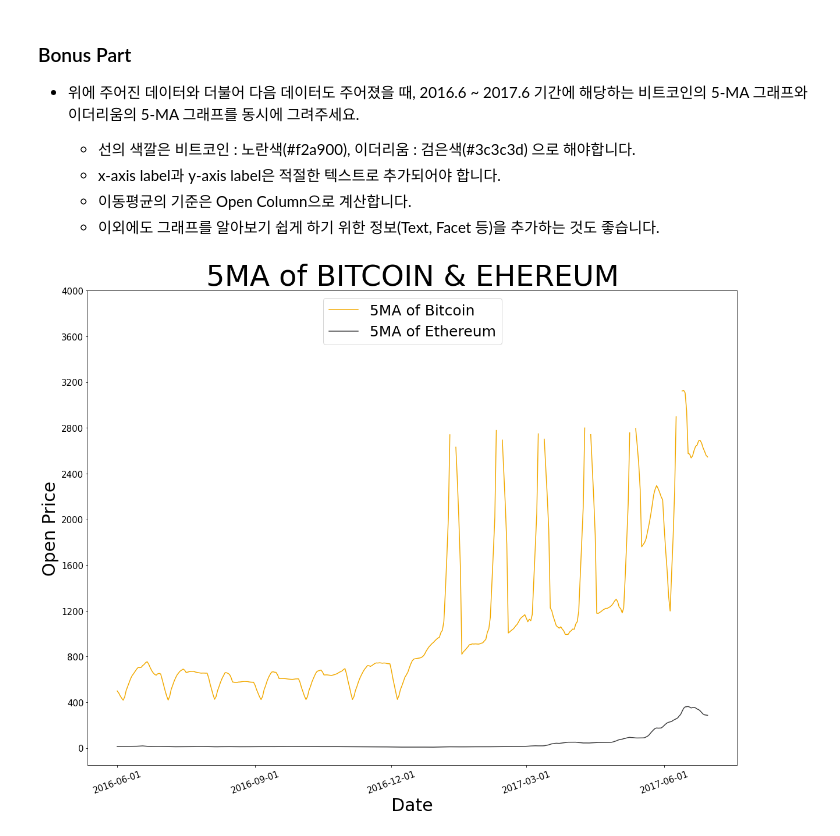
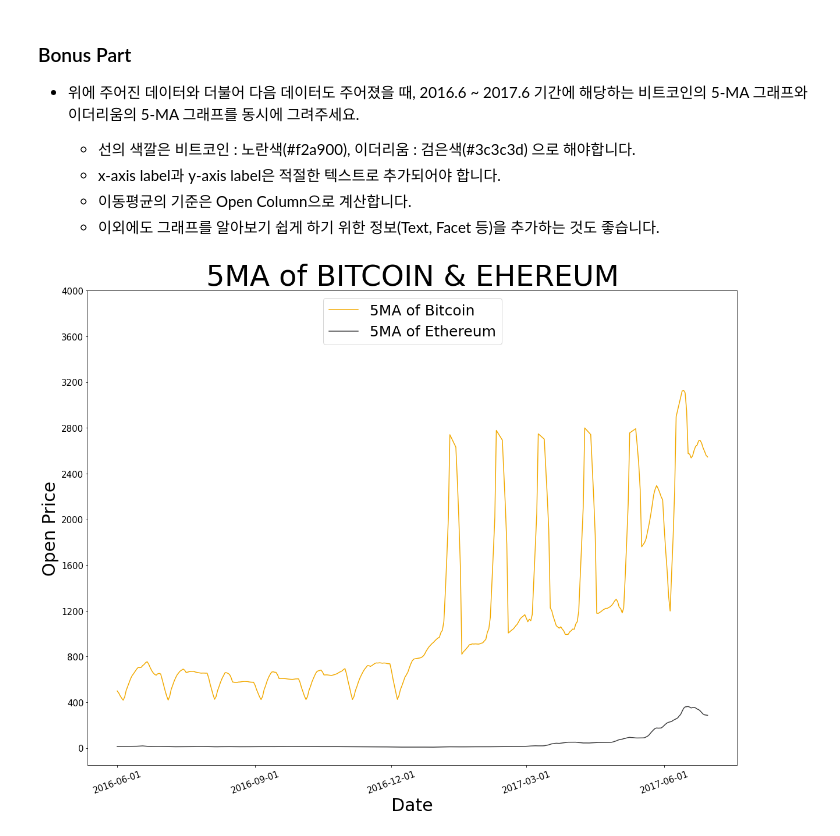
Before and after one commit to super-corini/programmers_kdt_II, a Jupyter notebook: 5. Day5 mission.ipynb, the cells around one changed output. Drawn from its saved outputs; the diff is of its cells as text; code cells hidden in the pictures.

```diff
--- a/5. Day5 mission.ipynb
+++ b/5. Day5 mission.ipynb
@@ -115,33 +115,34 @@ eth_df = eth_df.set_index("Date")
 bit_df["bit_5MA"], eth_df["eth_5MA"] = bit_df["Open"].rolling(window=5).mean(), eth_df["Open"].rolling(window=5).mean()
 
 bit_5ma = bit_df["bit_5MA"]["2016-06-01":"2017-06-30"]
 eth_5ma = eth_df["eth_5MA"]["2016-06-01":"2017-06-30"]
 five_ma = pd.DataFrame({"bit_5ma":bit_5ma, "eth_5ma": eth_5ma})
 
 
 # 디자인을 위한 수치
 axis_font_size = 15
 fig_size = (20,15)
 title_size = 50
 legend_size = 25
 label_size = 30
 
 
 plt.figure(figsize = fig_size) # 그래프 생성
 plt.title("5MA of BITCOIN & EHEREUM", fontsize=50) # title 달기
 plt.xlabel("Date", fontsize=label_size) # x축 label 달기
 plt.ylabel("Open Price", fontsize=label_size) # y축 label 달기
-plt.plot(five_ma.index, five_ma["bit_5ma"], color="#f2a900", label="5MA of Bitcoin") # figure 위에 bit_5ma를 그린다.
-plt.plot(five_ma.index, five_ma["eth_5ma"], color="#3c3c3d", label="5MA of Ethereum") # figure 위에 eth_5ma를 그린다.
+plt.plot(five_ma.index, five_ma["bit_5ma"].interpolate(), color="#f2a900", label="5MA of Bitcoin") # figure 위에 bit_5ma를 그린다.
+plt.plot(five_ma.index, five_ma["eth_5ma"].interpolate(), color="#3c3c3d", label="5MA of Ethereum") # figure 위에 eth_5ma를 그린다.
+# .interploate()는 na인 경우 value를 자동으로 채워주는 역할인듯
 
 y_tick = [400*i for i in range(11)] # y축 tick은 400단위로
 x_tick = ["2016-06-01", "2016-09-01", "2016-12-01", "2017-03-01", "2017-06-01"] # x축 tick은 분기별로
 
 plt.yticks(y_tick, fontsize=axis_font_size) # tick 적용
 plt.xticks(x_tick, rotation=20, fontsize=axis_font_size) # tick 적용
 
 plt.legend(loc=9, fontsize=legend_size) # 범례를 달아준다. loc=9: center upper, default=auto
 
 plt.show() # 그려진 figure 객체를 화면에 출력
 # %% [output]
-[figure, old version]
+[figure, new version]
```
